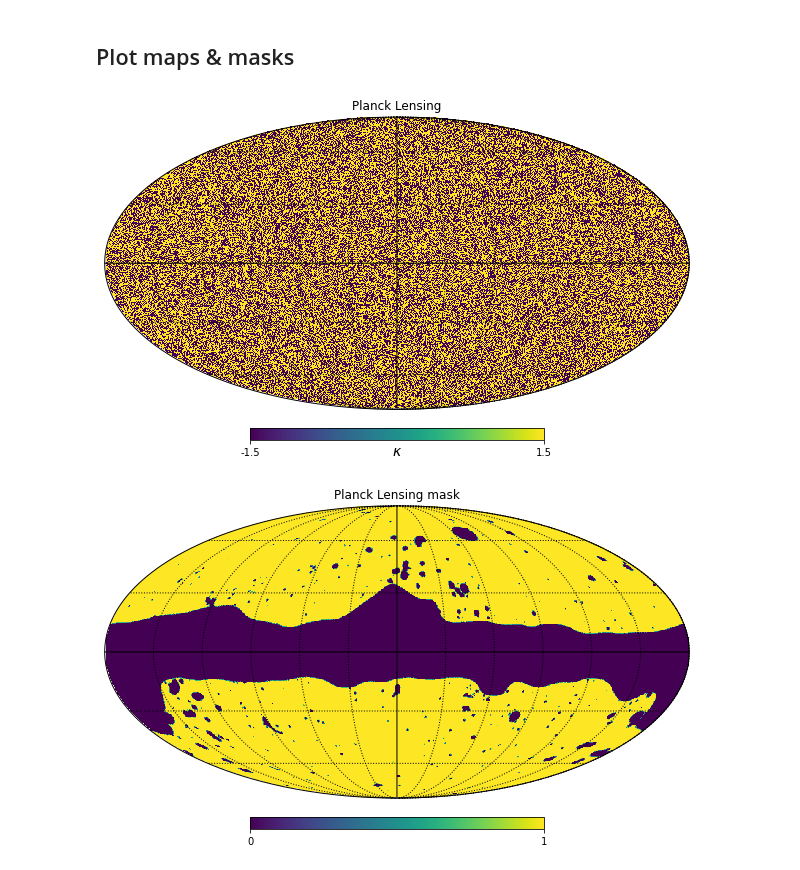
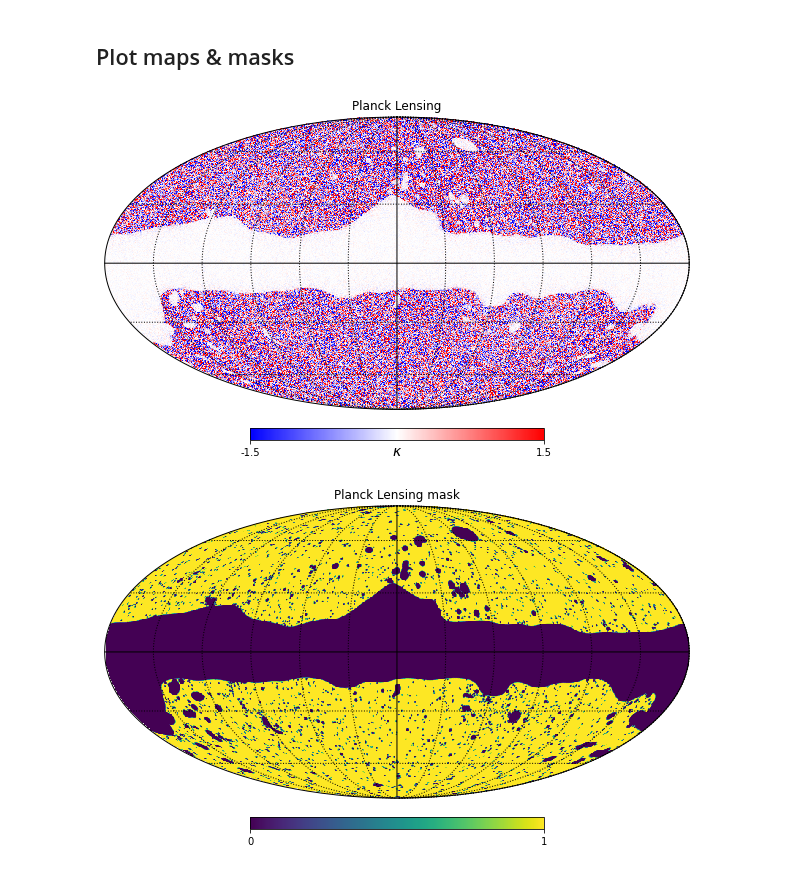
Before and after one commit to kstoreyf/gaia-quasars-lss, a Jupyter notebook: notebooks/2022-07-29_lensing_qso_cross.ipynb, the cells around one changed output. Drawn from its saved outputs; the diff is of its cells as text; code cells hidden in the pictures.

```diff
--- a/notebooks/2022-07-29_lensing_qso_cross.ipynb
+++ b/notebooks/2022-07-29_lensing_qso_cross.ipynb
@@ -27,5 +24,5 @@ The autoreload extension is already loaded. To reload it, use:
 # %%
-NSIDE = 256
+NSIDE = 2048
 G_max = 20
 # %%
 fn_Cls = f'../data/Cls/Cls_G{G_max}_NSIDE{NSIDE}.npy'
@@ -58,17 +55,17 @@ Applied mask, kept 0.699 of sources
 ## Plot maps & masks
 # %%
 hp.mollview(map_lensing, title=rf"Planck Lensing", unit=r"$\kappa$",
-            cmap='viridis', min=-1.5, max=1.5, #coord=['C', 'G']
+            cmap='bwr', min=-1.5, max=1.5, #coord=['C', 'G']
 )
 hp.graticule()
 # %% [output]
-[figure, old version]
+[figure, new version]
 # %%
 hp.mollview(mask_lensing, title=rf"Planck Lensing mask", unit="",
             cmap='viridis', #coord=['C', 'G']
 )
 hp.graticule()
 # %% [output]
-[figure, old version]
+[figure, new version]
 # %%
 hp.mollview(map_overdensity, title=rf"Quasar overdensity",
```
Also changed, not shown: parts of 38 cells of this notebook, 1 other file.
